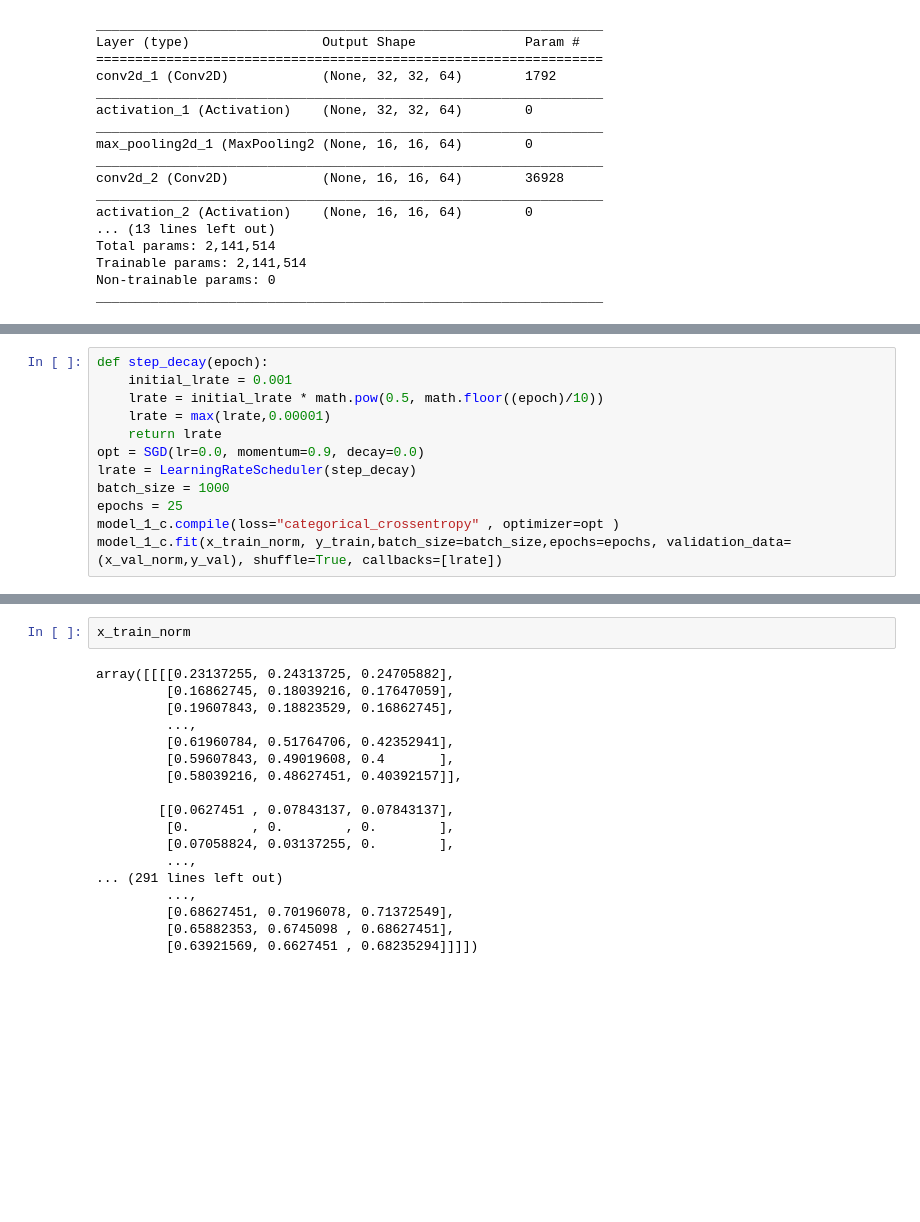
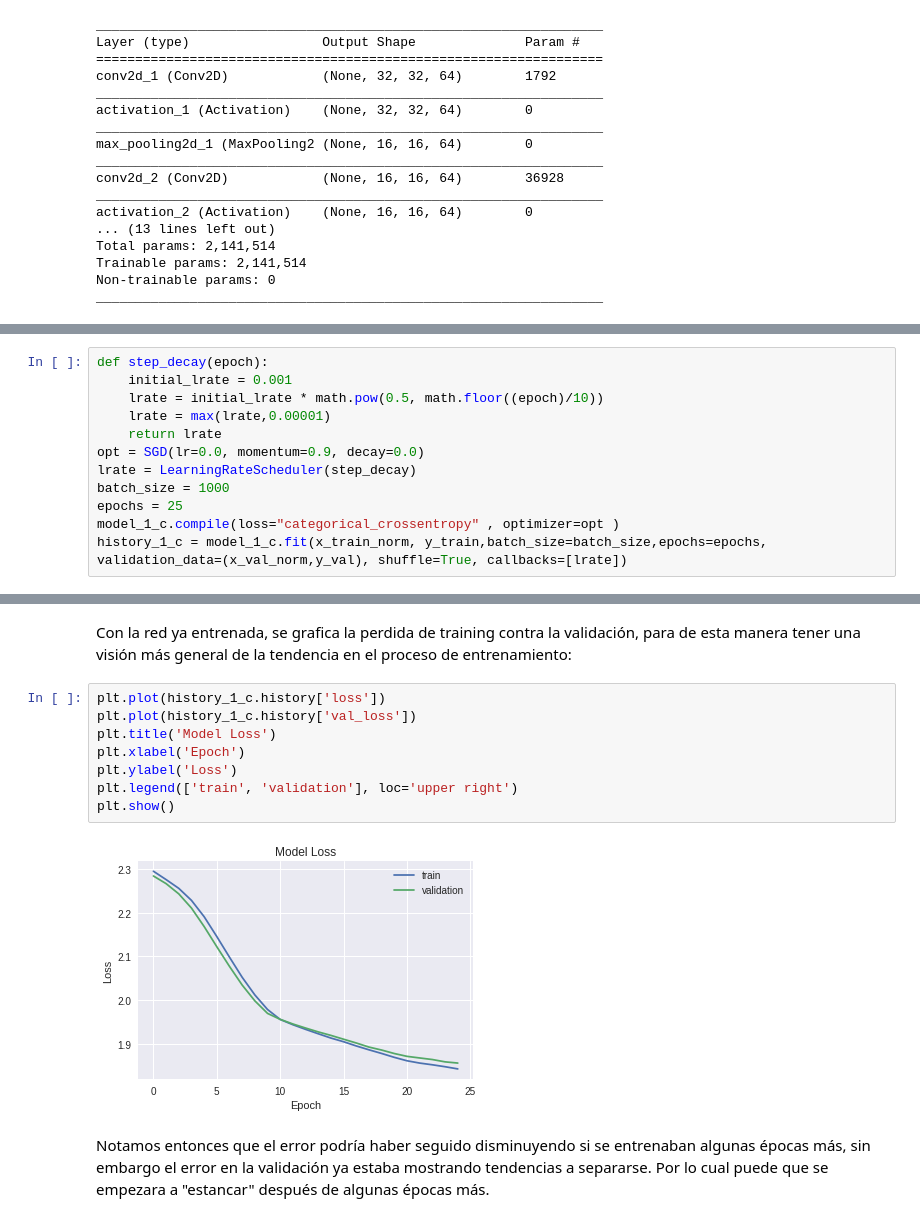
Before and after one commit to rigonzal/ANN, a Jupyter notebook: Approach2/Pregunta_1_colab.ipynb, the cells around one changed output, grey strips where cells are left out. Drawn from its saved outputs; the diff is of its cells as text; blank space fills up the shorter version.

```diff
--- a/Approach2/Pregunta_1_colab.ipynb
+++ b/Approach2/Pregunta_1_colab.ipynb
@@ -85,7 +151,7 @@ lrate = LearningRateScheduler(step_decay)
 batch_size = 1000
 epochs = 25
 model_1_c.compile(loss="categorical_crossentropy" , optimizer=opt )
-model_1_c.fit(x_train_norm, y_train,batch_size=batch_size,epochs=epochs, validation_data=(x_val_norm,y_val), shuffle=True, callbacks=[lrate])
+history_1_c = model_1_c.fit(x_train_norm, y_train,batch_size=batch_size,epochs=epochs, validation_data=(x_val_norm,y_val), shuffle=True, callbacks=[lrate])
 # %% [output]
 Train on 40000 samples, validate on 10000 samples
 Epoch 1/25
@@ -108,20 +173,14 @@ Epoch 25/25
-# %%
-x_train_norm
-# %% [output]
-array([[[[0.23137255, 0.24313725, 0.24705882],
-         [0.16862745, 0.18039216, 0.17647059],
-         [0.19607843, 0.18823529, 0.16862745],
-         ...,
-         [0.61960784, 0.51764706, 0.42352941],
-         [0.59607843, 0.49019608, 0.4       ],
-         [0.58039216, 0.48627451, 0.40392157]],
-
-        [[0.0627451 , 0.07843137, 0.07843137],
-         [0.        , 0.        , 0.        ],
-         [0.07058824, 0.03137255, 0.        ],
-         ...,
-... (291 lines left out)
-         ...,
-         [0.68627451, 0.70196078, 0.71372549],
-         [0.65882353, 0.6745098 , 0.68627451],
-         [0.63921569, 0.6627451 , 0.68235294]]]])
+# %% [markdown]
+Con la red ya entrenada, se grafica la perdida de training contra la validación, para de esta manera tener una visión más general de la tendencia en el proceso de entrenamiento:
+# %%
+plt.plot(history_1_c.history['loss'])
+plt.plot(history_1_c.history['val_loss'])
+plt.title('Model Loss')
+plt.xlabel('Epoch')
+plt.ylabel('Loss')
+plt.legend(['train', 'validation'], loc='upper right')
+plt.show()
+# %% [output]
+[figure, added]
+# %% [markdown]
+Notamos entonces que el error podría haber seguido disminuyendo si se entrenaban algunas épocas más, sin embargo el error en la validación ya estaba mostrando tendencias a separarse. Por lo cual puede que se empezara a "estancar" después de algunas épocas más.
```
Also changed, not shown: parts of 21 cells of this notebook.
